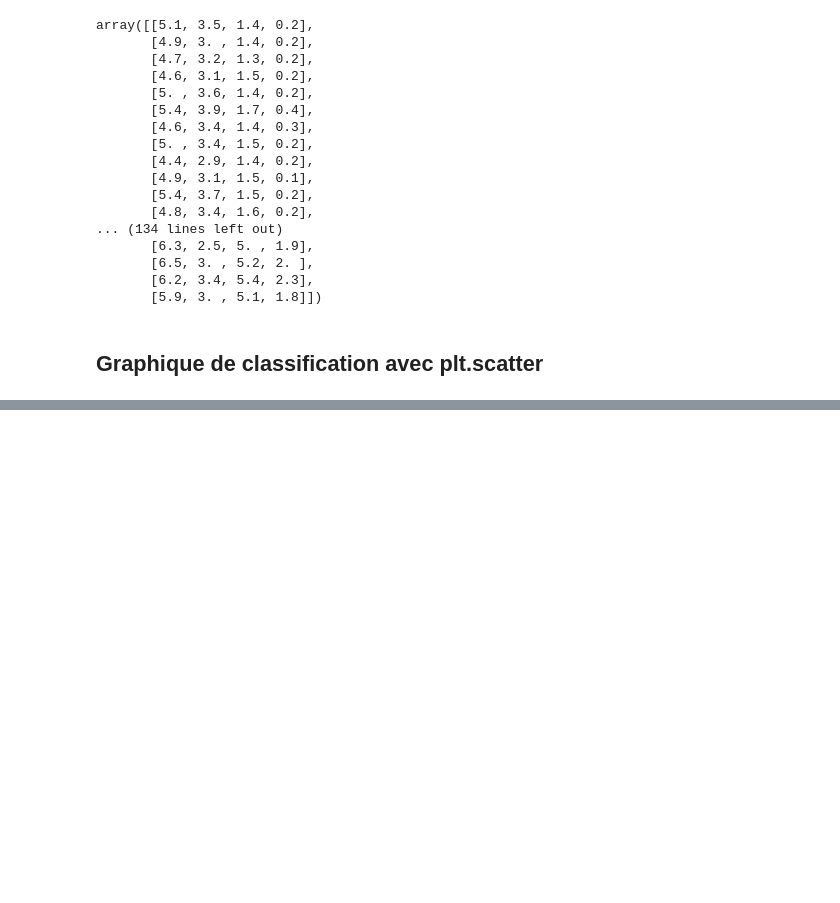
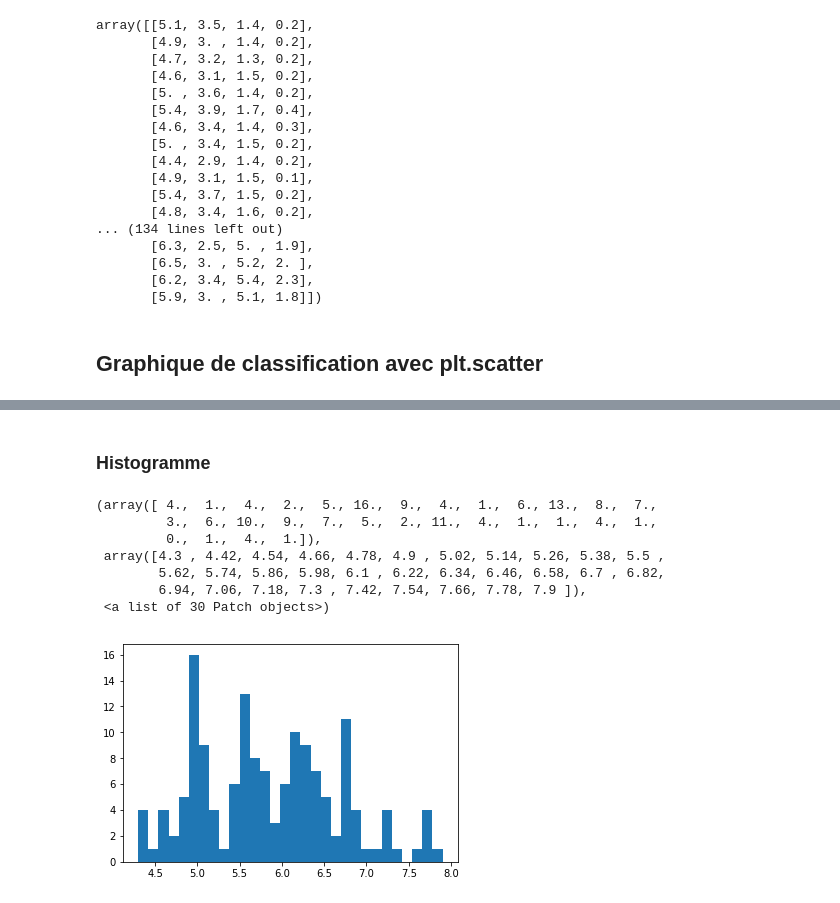
Before and after one commit to FatimaMoqran/Numpy-and-Visualisation, a Jupyter notebook: Datavisualisation_dataset.ipynb, the cells around one changed output, grey strips where cells are left out. Cells and saved outputs as stored; diff of their text form; code cells hidden in the pictures; blank space fills up the shorter version.

```diff
--- a/Datavisualisation_dataset.ipynb
+++ b/Datavisualisation_dataset.ipynb
@@ -45,0 +82,15 @@ plt.scatter(x[:,0], x[:,1], c=y)
+# %% [markdown]
+### Histogramme
+# %%
+#histogramme longueur d'un sepal
+#bins: c'est le nombre de section dans notre histogramme
+plt.hist(x[:,0], bins=30)
+# %% [output]
+(array([ 4.,  1.,  4.,  2.,  5., 16.,  9.,  4.,  1.,  6., 13.,  8.,  7.,
+         3.,  6., 10.,  9.,  7.,  5.,  2., 11.,  4.,  1.,  1.,  4.,  1.,
+         0.,  1.,  4.,  1.]),
+ array([4.3 , 4.42, 4.54, 4.66, 4.78, 4.9 , 5.02, 5.14, 5.26, 5.38, 5.5 ,
+        5.62, 5.74, 5.86, 5.98, 6.1 , 6.22, 6.34, 6.46, 6.58, 6.7 , 6.82,
+        6.94, 7.06, 7.18, 7.3 , 7.42, 7.54, 7.66, 7.78, 7.9 ]),
+ <a list of 30 Patch objects>)
+[figure, added]
```
Also changed, not shown: parts of 12 cells of this notebook.
